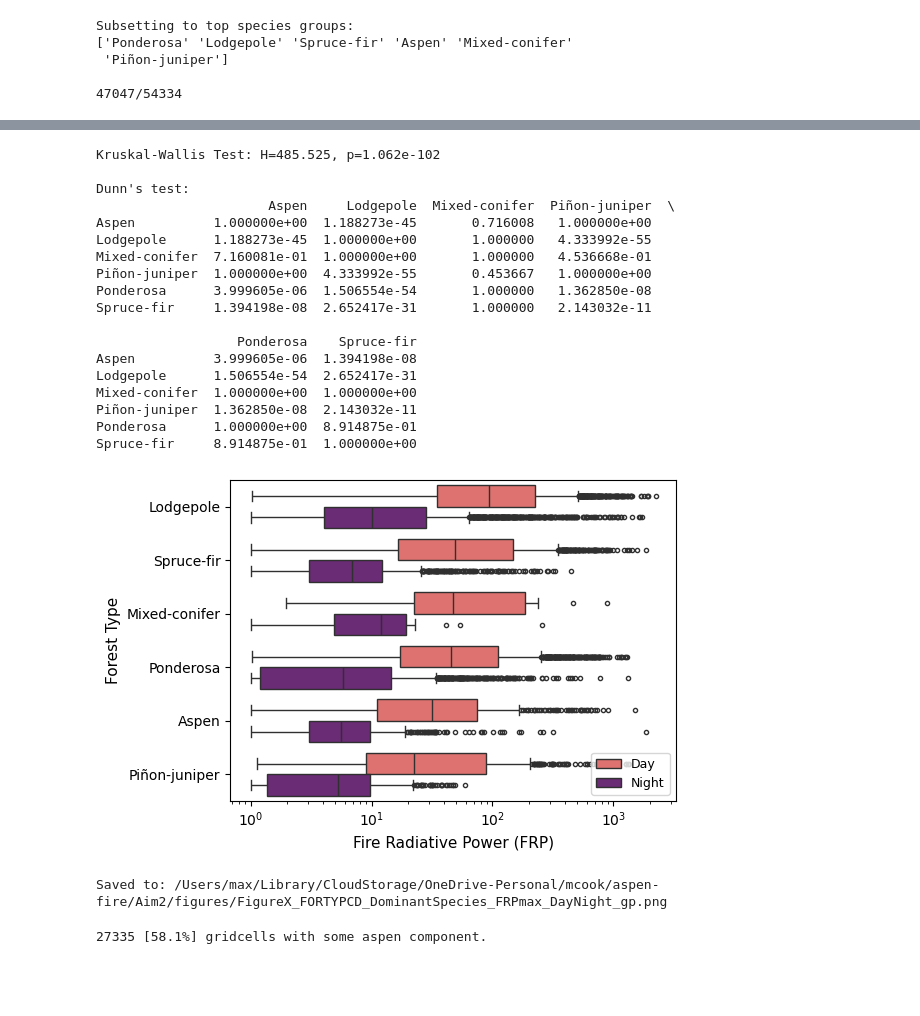
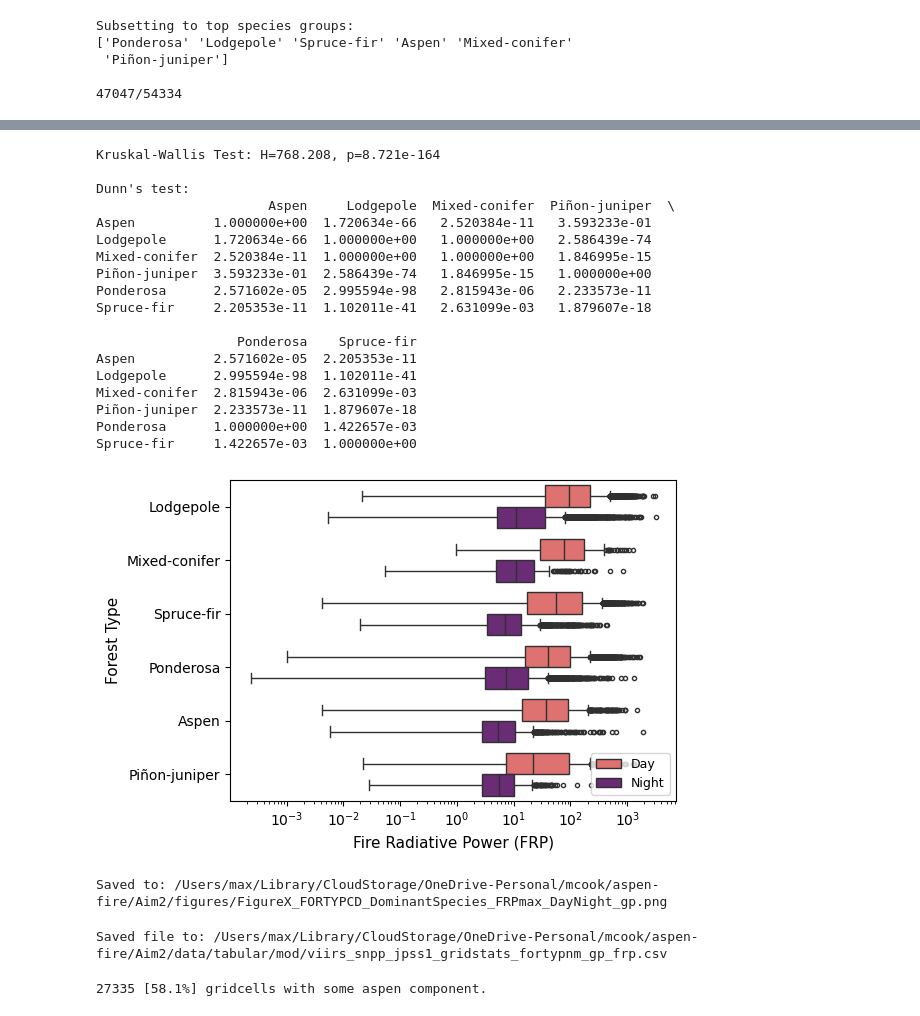
Before and after one commit to natshoff/aspen-fire-fork, a Jupyter notebook: Aim2/code/Python/04b_TreeMap_FIA-Summary.ipynb, the cells around one changed output, grey strips where cells are left out. Saved outputs shown, nothing was run; the diff lists cells and outputs as text; code cells hidden in the pictures; blank space fills up the shorter version.

Commit message:
Updates to FRP-CBI and Tree Table summaries, code structure, file management

```diff
--- a/Aim2/code/Python/04b_TreeMap_FIA-Summary.ipynb
+++ b/Aim2/code/Python/04b_TreeMap_FIA-Summary.ipynb
@@ -462,8 +462,7 @@ print(f"Dropping {n_small} [{round(n_small/len(dfortyp)*100,1)}%] gridcells w/ >
 dfortyp = dfortyp[(dfortyp['frp_max_day'] > 0)]
 
 # create a dataframe with dominance (>90% of the same species)
-dom = dfortyp[dfortyp['pct_cover'] > 90]
-
+dom = dfortyp[dfortyp['pct_cover'] >= 80]
 # Plot FRP by dominant forest type
 # Find the median and sort the forest types by FRP
 med = dom.groupby('fortypnm_gp')['frp_max_day'].median().sort_values(ascending=False)
@@ -481,6 +480,8 @@ sns.boxplot(
     palette='coolwarm_r',
     fliersize=4,
     dodge=False)
+
+# adjust plot elements
 plt.xscale('log') # log-scale FRP
 plt.xlabel('Daytime Fire Radiative Power (FRP)')
 plt.ylabel('Forest Type')
@@ -516,36 +517,33 @@ dunn = sp.posthoc_dunn(
 )
 print(f"Dunn's test:\n{dunn}")
 # %% [output]
-Kruskal-Wallis Test: H=485.525, p=1.062e-102
+Kruskal-Wallis Test: H=768.208, p=8.721e-164
 
 Dunn's test:
                       Aspen     Lodgepole  Mixed-conifer  Piñon-juniper  \
-Aspen          1.000000e+00  1.188273e-45       0.716008   1.000000e+00
-Lodgepole      1.188273e-45  1.000000e+00       1.000000   4.333992e-55
-Mixed-conifer  7.160081e-01  1.000000e+00       1.000000   4.536668e-01
-Piñon-juniper  1.000000e+00  4.333992e-55       0.453667   1.000000e+00
-Ponderosa      3.999605e-06  1.506554e-54       1.000000   1.362850e-08
-Spruce-fir     1.394198e-08  2.652417e-31       1.000000   2.143032e-11
+Aspen          1.000000e+00  1.720634e-66   2.520384e-11   3.593233e-01
+Lodgepole      1.720634e-66  1.000000e+00   1.000000e+00   2.586439e-74
+Mixed-conifer  2.520384e-11  1.000000e+00   1.000000e+00   1.846995e-15
+Piñon-juniper  3.593233e-01  2.586439e-74   1.846995e-15   1.000000e+00
+Ponderosa      2.571602e-05  2.995594e-98   2.815943e-06   2.233573e-11
+Spruce-fir     2.205353e-11  1.102011e-41   2.631099e-03   1.879607e-18
 
                   Ponderosa    Spruce-fir
-Aspen          3.999605e-06  1.394198e-08
-Lodgepole      1.506554e-54  2.652417e-31
-Mixed-conifer  1.000000e+00  1.000000e+00
-Piñon-juniper  1.362850e-08  2.143032e-11
-Ponderosa      1.000000e+00  8.914875e-01
-Spruce-fir     8.914875e-01  1.000000e+00
+Aspen          2.571602e-05  2.205353e-11
+Lodgepole      2.995594e-98  1.102011e-41
+Mixed-conifer  2.815943e-06  2.631099e-03
+Piñon-juniper  2.233573e-11  1.879607e-18
+Ponderosa      1.000000e+00  1.422657e-03
+Spruce-fir     1.422657e-03  1.000000e+00
 # %%
 # Plot the Day vs. Night max FRP for dominant types
-dom['frp_max_day'] = dom['frp_max_day'] + 1
-dom['frp_max_night'] = dom['frp_max_night'] + 1
-
-# Find the median and sort the forest types by FRP
-med = dom.groupby('fortypnm_gp')['frp_max_day'].median().sort_values(ascending=False)
-sorted = med.index.tolist()
+df = dom.copy()
+df = df[df['frp_max_day'] > 0]
+df = df[df['frp_max_night'] > 0]
 
 # Reshape the data to long format for both day and night FRP
 dom_l = pd.melt(
-    dom,
+    df,
     id_vars=['fortypnm_gp'],
     value_vars=['frp_max_day', 'frp_max_night'],
     var_name='DayNight',
@@ -553,36 +551,49 @@ dom_l = pd.melt(
 )
 
 # Map `Time` values for clearer labels
-dom_l['DayNight'] = dom_l['DayNight'].map({'frp_max_day': 'Day', 'frp_max_night': 'Night'})
+dom_l['DayNight'] = dom_l['DayNight'].map({
+    'frp_max_day': 'Day',
+    'frp_max_night': 'Night'
+})
 
 # Create the plot
 plt.figure(figsize=(6, 4))
 
 sns.boxplot(
     data=dom_l,
     x="FRP",
     y="fortypnm_gp",
     hue="DayNight",
     order=sorted,
     palette='magma_r',
     fliersize=3,
 )
 
 plt.xscale('log')  # Log-scale FRP
 plt.xlabel('Fire Radiative Power (FRP)', fontsize=11)
 plt.ylabel('Forest Type', fontsize=11)
 plt.legend(title='', loc='lower right', fontsize=9)
 plt.tight_layout()
 
 # Save and show the plot
 out_plot = os.path.join(projdir, 'figures/FigureX_FORTYPCD_DominantSpecies_FRPmax_DayNight_gp.png')
 plt.savefig(out_plot, dpi=300, bbox_inches='tight')
 plt.show()
 
+del df
+gc.collect()
+
 print(f"\nSaved to: {out_plot}\n")
 # %% [output]
-[figure, old version]
+[figure, new version]
 Saved to: /Users/max/Library/CloudStorage/OneDrive-Personal/mcook/aspen-fire/Aim2/figures/FigureX_FORTYPCD_DominantSpecies_FRPmax_DayNight_gp.png
+# %%
+# save the table out.
+out_fp = os.path.join(projdir,'data/tabular/mod/viirs_snpp_jpss1_gridstats_fortypnm_gp_frp.csv')
+grid_forest_frp.to_csv(out_fp)
+print(f"Saved file to: {out_fp}")
+# %% [output]
+Saved file to: /Users/max/Library/CloudStorage/OneDrive-Personal/mcook/aspen-fire/Aim2/data/tabular/mod/viirs_snpp_jpss1_gridstats_fortypnm_gp_frp.csv
 # %%
 # Identify gridcells with some aspen component
 aspen_idx = grid_forest_frp[grid_forest_frp['fortypnm_gp'] == 'Aspen']['grid_index'].unique() # list of grid indices
```
Also changed, not shown: parts of 6 cells of this notebook, 15 other files.
